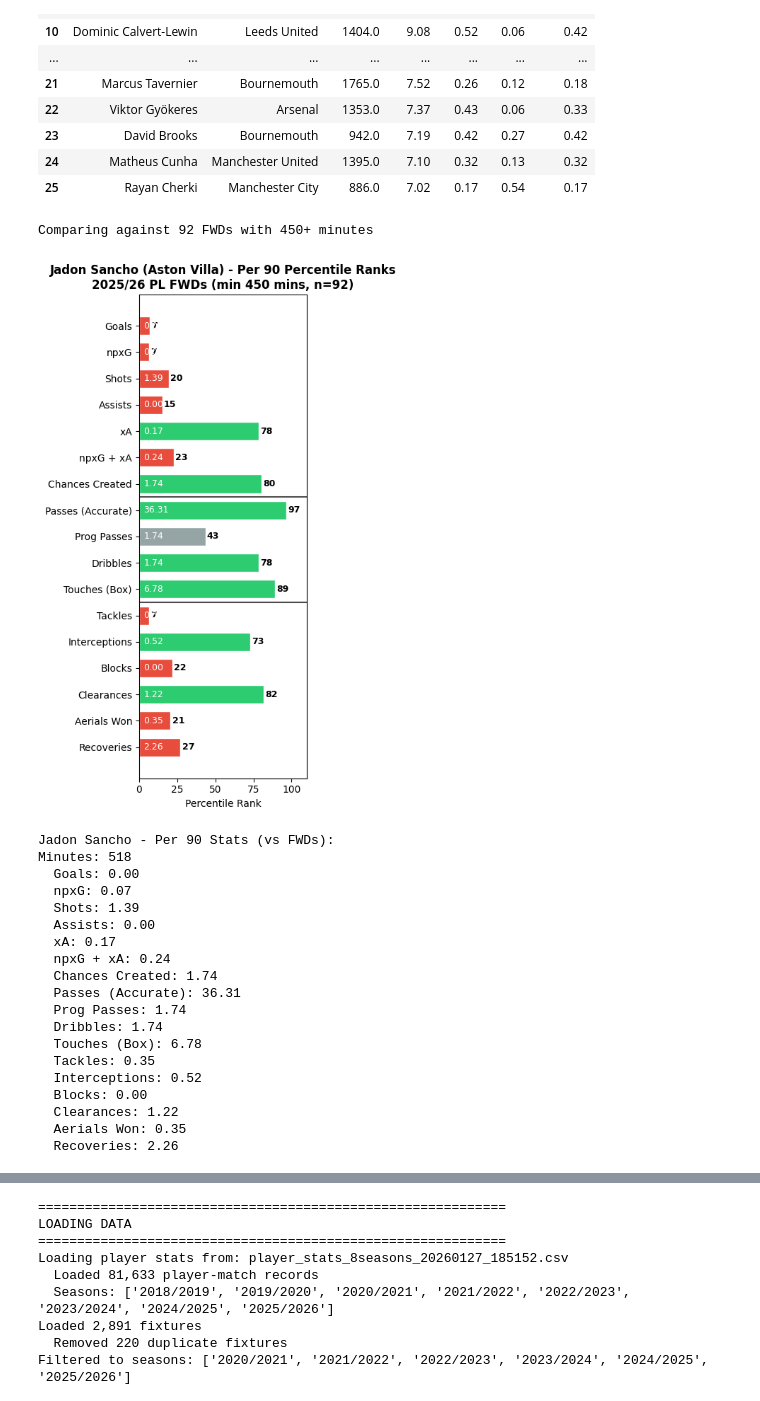
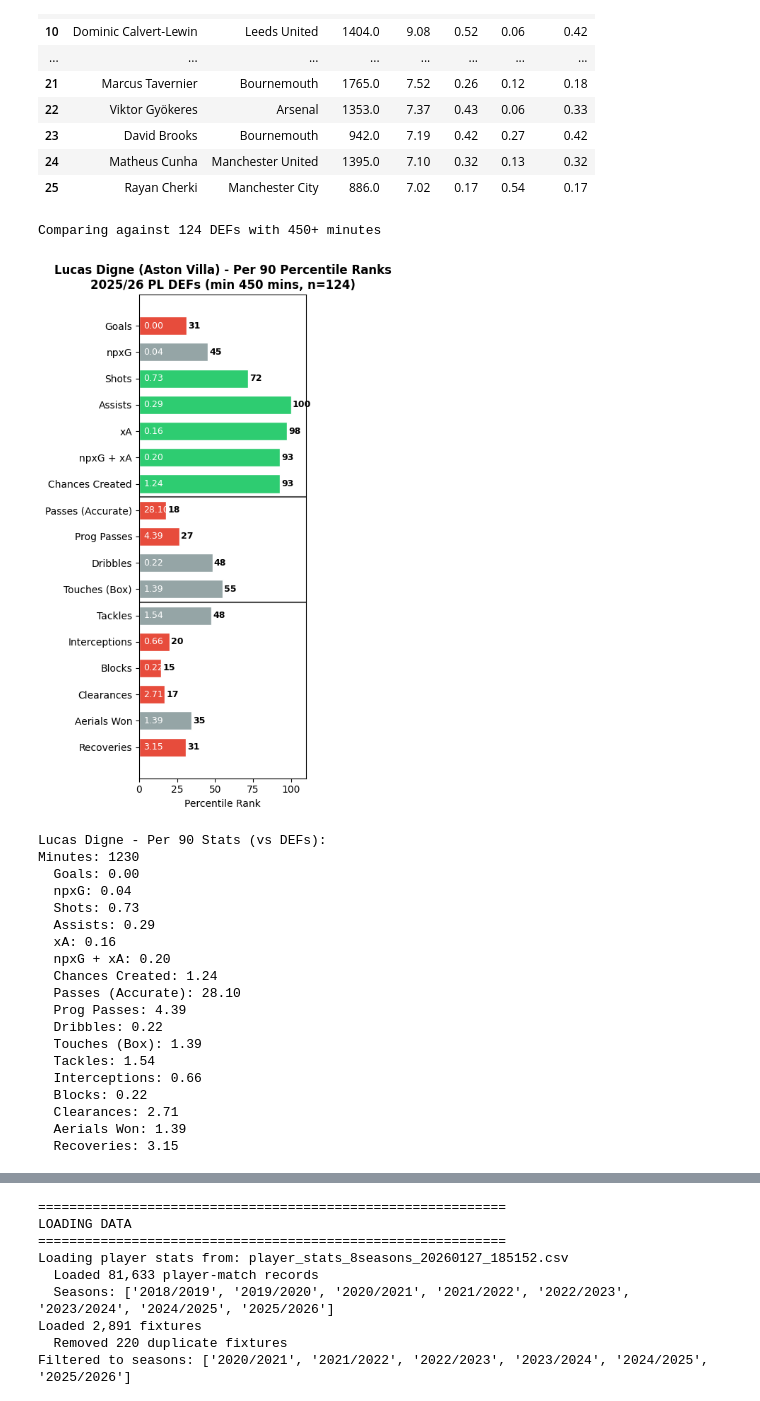
Before and after one commit to danielfindley/fpl_projections_v2, a Jupyter notebook: exploratory_data_analysis.ipynb, the cells around one changed output, grey strips where cells are left out. Cells and saved outputs as stored; diff of their text form; code cells hidden in the pictures.

```diff
--- a/exploratory_data_analysis.ipynb
+++ b/exploratory_data_analysis.ipynb
@@ -273,7 +273,7 @@ stats_config = {
 }
 
 # Get player's data first to find position
-player_name = 'Sancho'
+player_name = 'Digne'
 player_data = player_totals[player_totals['name'].str.contains(player_name)]
 
 
@@ -328,52 +328,52 @@ else:
     fig, ax = plt.subplots(figsize=(4, 8))
     y_pos = np.arange(len(labels))
     bars = ax.barh(y_pos, percentiles, color=colors, edgecolor='white', height=0.7)
 
     # Add percentile and actual value labels
     for i, (bar, pct, val) in enumerate(zip(bars, percentiles, actual_values)):
         ax.text(pct + 1, i, f'{pct:.0f}', va='center', ha='left', fontsize=9, fontweight='bold')
         ax.text(3, i, f'{val:.2f}', va='center', ha='left', fontsize=9, color='white')
 
     # Add horizontal separators between sections
     # Section 1: Goals to Chances Created (indices 0-6)
     # Section 2: Passes to Touches Box (indices 7-10)
     # Section 3: Tackles to Aerials Won (indices 11-15)
     ax.axhline(y=6.5, color='black', linestyle='-', linewidth=1.5, alpha=0.7)
     ax.axhline(y=10.5, color='black', linestyle='-', linewidth=1.5, alpha=0.7)
 
     ax.set_yticks(y_pos)
     ax.set_yticklabels(labels)
     ax.set_xlabel('Percentile Rank')
     ax.set_xlim(0, 110)
     ax.set_title(f"{player_name} ({player_row['team']}) - Per 90 Percentile Ranks\n2025/26 PL {position_name}s (min 450 mins, n={position_count})", fontweight='bold')
     ax.invert_yaxis()
     plt.tight_layout()
     plt.show()
 
     print(f"\n{player_name} - Per 90 Stats (vs {position_name}s):")
     print(f"Minutes: {player_row['minutes_played']:.0f}")
     for stat_name, col in stats_config.items():
         print(f"  {stat_name}: {player_row[col]:.2f}")
 # %% [output]
-Comparing against 92 FWDs with 450+ minutes
+Comparing against 124 DEFs with 450+ minutes
-[figure, old version]
+[figure, new version]
-Jadon Sancho - Per 90 Stats (vs FWDs):
-Minutes: 518
+Lucas Digne - Per 90 Stats (vs DEFs):
+Minutes: 1230
   Goals: 0.00
-  npxG: 0.07
-  Shots: 1.39
-  Assists: 0.00
-  xA: 0.17
-  npxG + xA: 0.24
-  Chances Created: 1.74
-  Passes (Accurate): 36.31
-  Prog Passes: 1.74
-  Dribbles: 1.74
-  Touches (Box): 6.78
-  Tackles: 0.35
-  Interceptions: 0.52
-  Blocks: 0.00
-  Clearances: 1.22
-  Aerials Won: 0.35
-  Recoveries: 2.26
+  npxG: 0.04
+  Shots: 0.73
+  Assists: 0.29
+  xA: 0.16
+  npxG + xA: 0.20
+  Chances Created: 1.24
+  Passes (Accurate): 28.10
+  Prog Passes: 4.39
+  Dribbles: 0.22
+  Touches (Box): 1.39
+  Tackles: 1.54
+  Interceptions: 0.66
+  Blocks: 0.22
+  Clearances: 2.71
+  Aerials Won: 1.39
+  Recoveries: 3.15
 # %%
```
Also changed, not shown: parts of 1 cell of this notebook, 18 other files.
